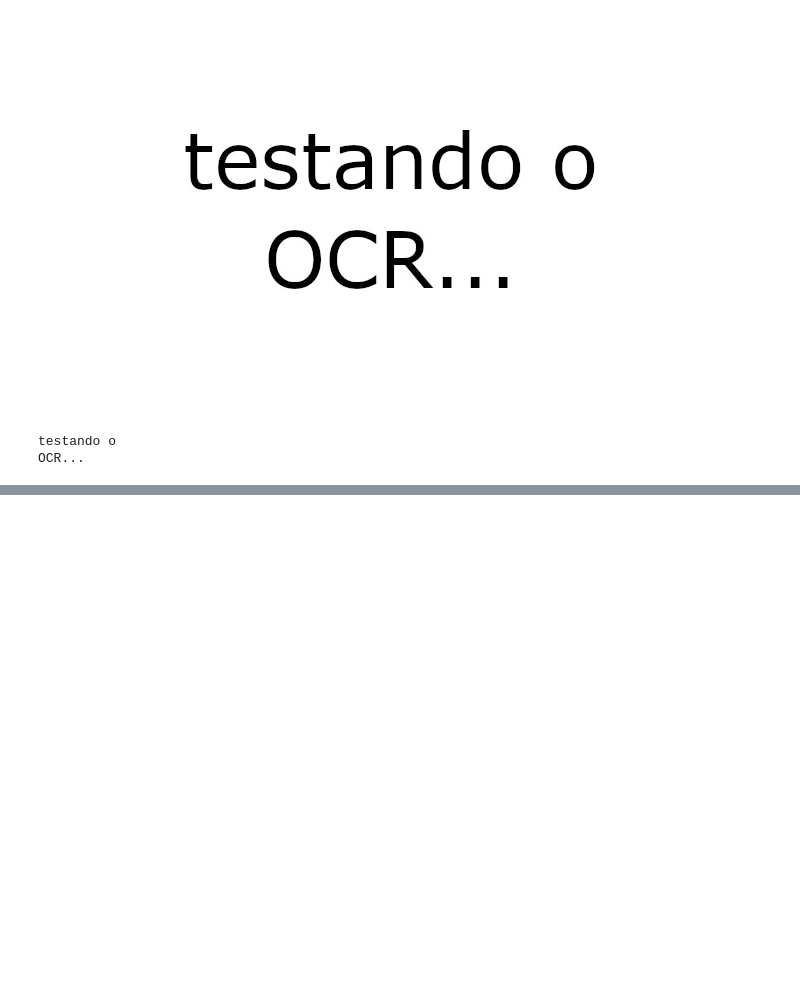
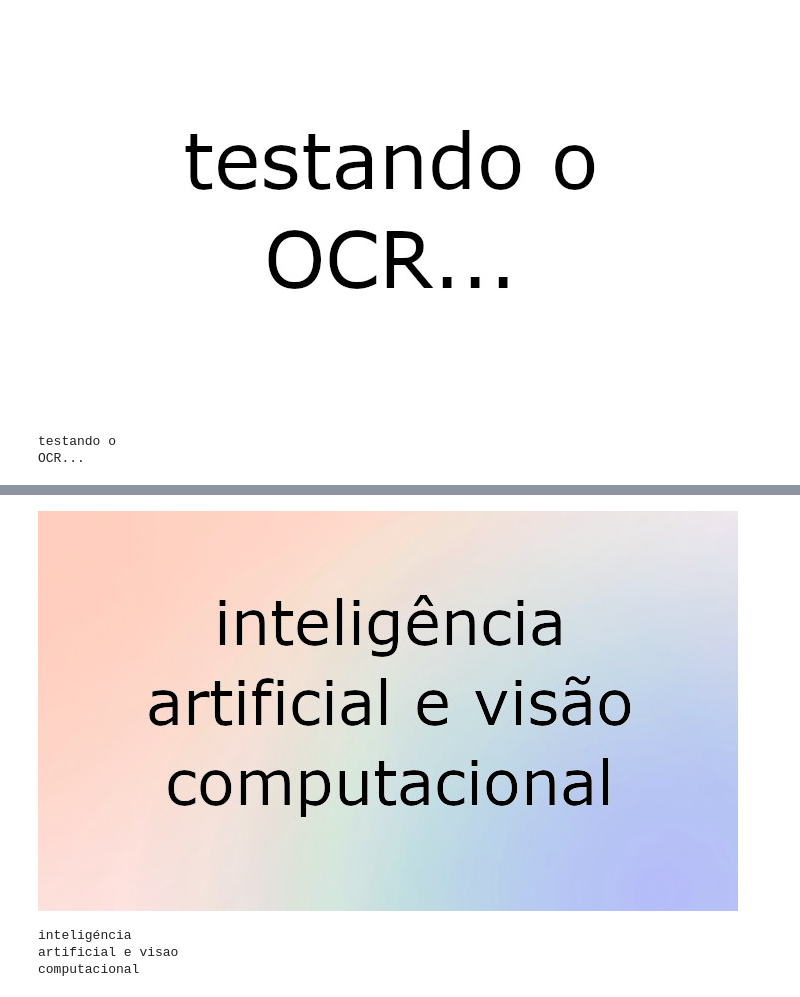
Before and after one commit to pedro162/computer_vision, a Jupyter notebook: ocr_and_tesseract_.ipynb, the cells around one changed output, grey strips where cells are left out. Drawn from its saved outputs; the diff is of its cells as text; code cells hidden in the pictures; blank space fills up the shorter version.

```diff
--- a/ocr_and_tesseract_.ipynb
+++ b/ocr_and_tesseract_.ipynb
@@ -58,0 +67,6 @@ OCR...
+# %%
+image = cv2.cvtColor(image, cv2.COLOR_BGR2RGB)
+# %%
+cv2_imshow(image)
+# %% [output]
+[figure, added]
@@ -58,0 +75,6 @@ OCR...
+# %%
+print(text  )
+# %% [output]
+inteligéncia
+artificial e visao
+computacional
```
Also changed, not shown: parts of 14 cells of this notebook.
